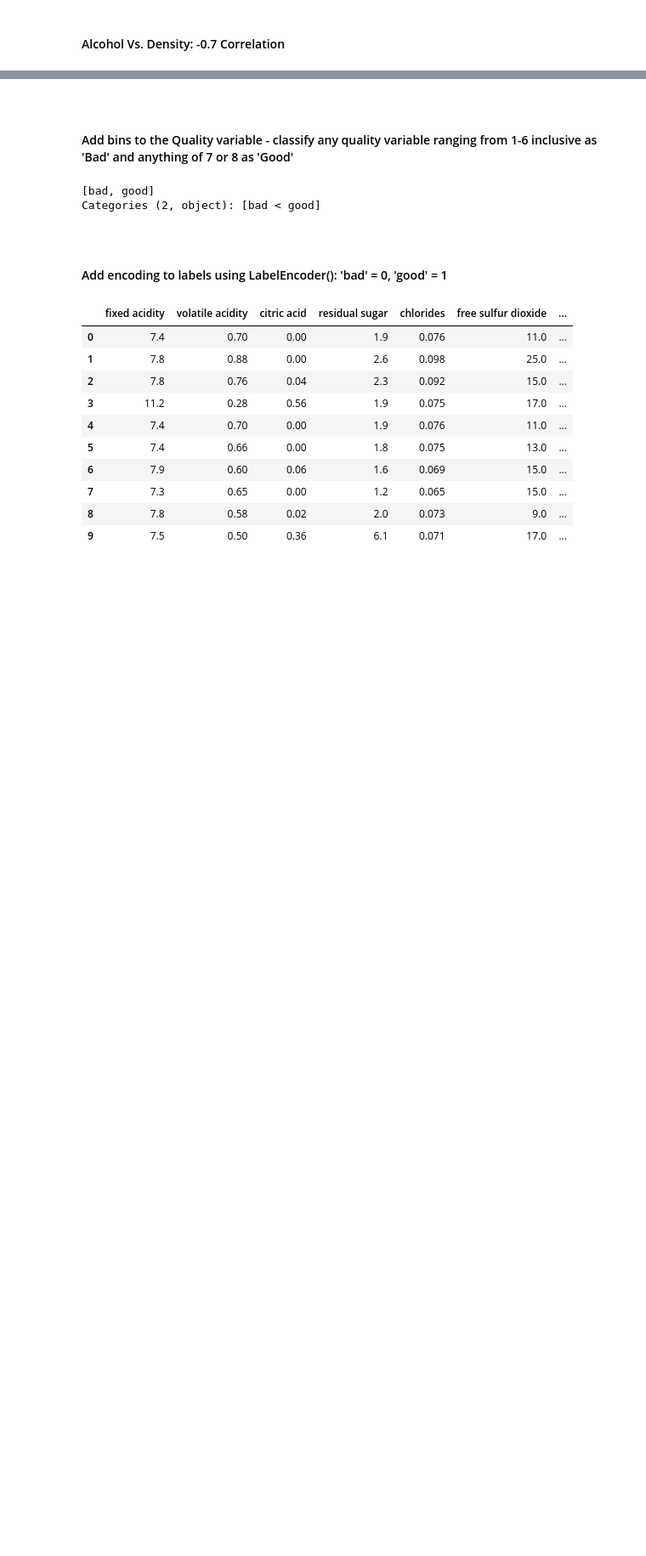
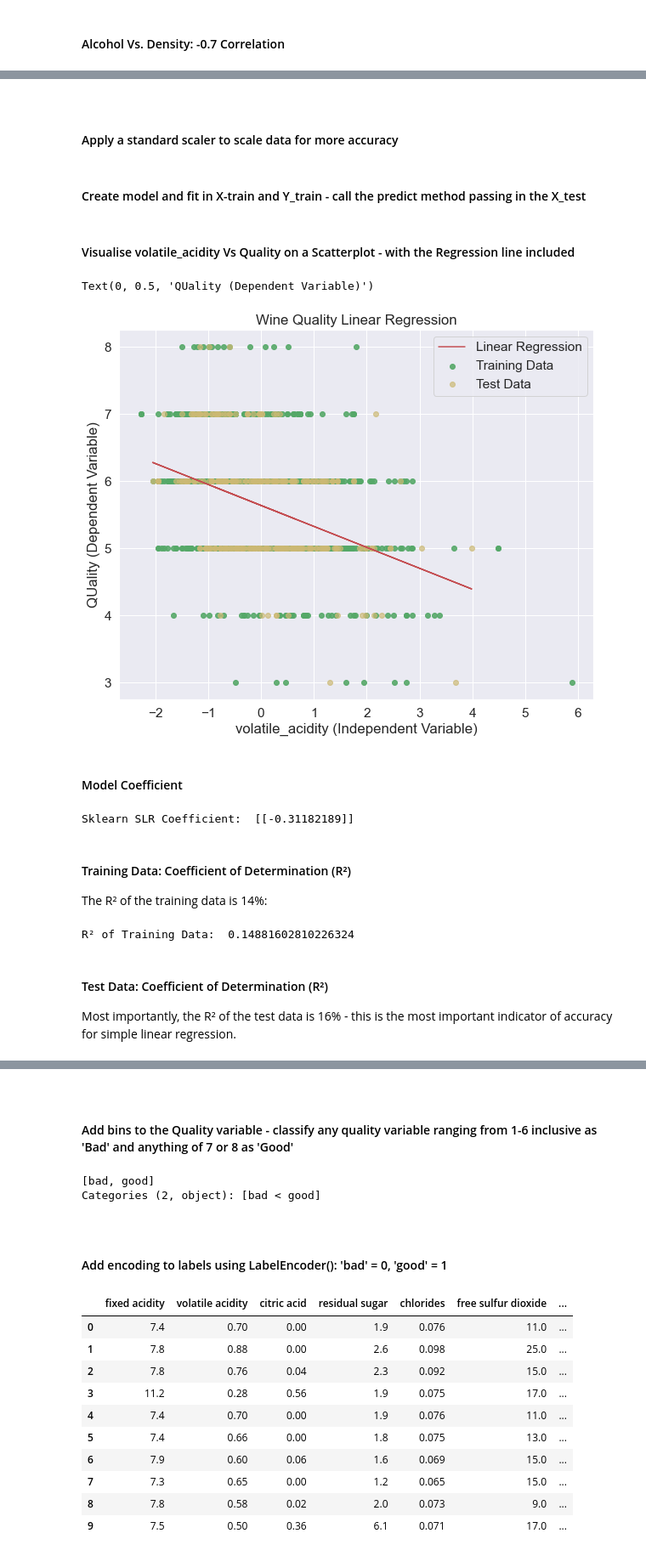
Before and after one commit to PJFinnerty/Machine-Learning-and-Statistics, a Jupyter notebook: SciKit Learn.ipynb, the cells around one changed output, grey strips where cells are left out. Shown: that part at 85% size. Cells and saved outputs as stored; diff of their text form; code cells hidden in the pictures; blank space fills up the shorter version.

```diff
--- a/SciKit Learn.ipynb
+++ b/SciKit Learn.ipynb
@@ -601,0 +733,2 @@ sns.scatterplot(x='alcohol', y='density', data=df_1, color='green')
+# %%
+y = y.values.reshape(1599,1)
@@ -601,0 +741,61 @@ sns.scatterplot(x='alcohol', y='density', data=df_1, color='green')
+# %%
+X_train, X_test, y_train, y_test = train_test_split(X, y, test_size=0.2,
+                                                    random_state=123,
+                                                    stratify=y)
+# %% [markdown]
+<br>
+
+#### Apply a standard scaler to scale data for more accuracy
+# %%
+scaler = StandardScaler()
+X_train = scaler.fit_transform(X_train)
+X_test = scaler.transform(X_test)
+# %% [markdown]
+#### Create model and fit in X-train and Y_train - call the predict method passing in the X_test
+# %%
+# Use .fit() to adust weight of x and y data
+model = LinearRegression().fit(X_train, y_train)
+
+# Use the trained model to predict tests
+y_predict = model.predict(X_test)
+# %% [markdown]
+#### Visualise volatile_acidity Vs Quality on a Scatterplot - with the Regression line included
+# %%
+# Set figure size
+plt.figure(figsize=(10, 8))
+
+# Plot the y_predict line to show Sklearn Linear Regression line
+plt.plot(X_test, y_predict, color='r', label="Linear Regression")
+
+# Plot the training data and format the plot
+plt.scatter(X_train, y_train, label="Training Data", color='g',
+            alpha=.9)
+plt.scatter(X_test, y_test, label="Test Data", color='y', alpha=.7)
+plt.legend()
+plt.title("Wine Quality Linear Regression")
+plt.xlabel("volatile_acidity (Independent Variable)")
+plt.ylabel("QUality (Dependent Variable)")
+# %% [output]
+Text(0, 0.5, 'QUality (Dependent Variable)')
+[figure, added]
+# %% [markdown]
+#### Model Coefficient
+# %%
+coefficient_2 = model.coef_
+print("Sklearn SLR Coefficient: ", coefficient_2)
+# %% [output]
+Sklearn SLR Coefficient:  [[-0.31182189]]
+# %% [markdown]
+#### Training Data: Coefficient of Determination (R²)
+
+The R² of the training data is 14%:
+# %%
+# Print R² of training data
+train_r_sq_2 = model.score(X_train, y_train)
+print("R² of Training Data: ", train_r_sq_2)
+# %% [output]
+R² of Training Data:  0.14881602810226324
+# %% [markdown]
+#### Test Data: Coefficient of Determination (R²)
+
+Most importantly, the R² of the test data is 16% - this is the most important indicator of accuracy for simple linear regression.
```
Also changed, not shown: parts of 67 cells of this notebook, 16 other files.
